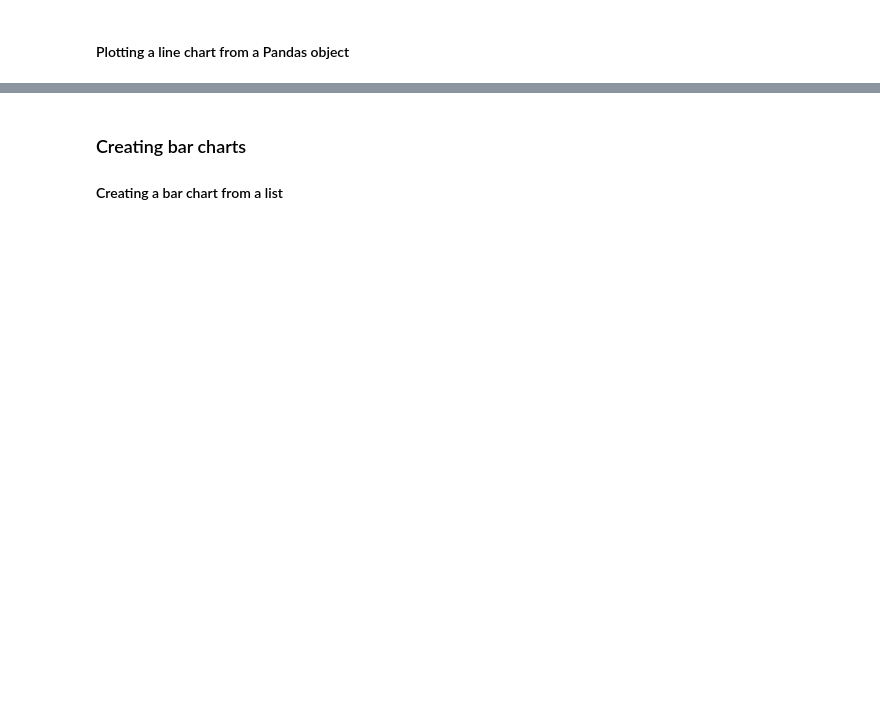
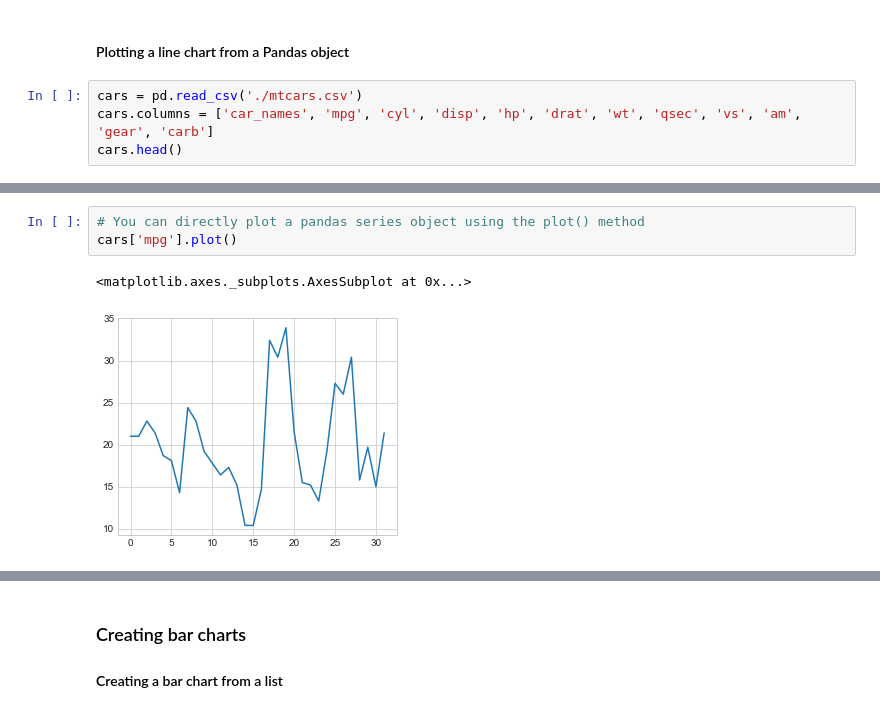
Before and after one commit to AdamHutchison/data-science, a Jupyter notebook: data_visualisation/creating_standard_plots.ipynb, the cells around one changed output, grey strips where cells are left out. Cells and saved outputs as stored; diff of their text form; blank space fills up the shorter version.

```diff
--- a/data_visualisation/creating_standard_plots.ipynb
+++ b/data_visualisation/creating_standard_plots.ipynb
@@ -8,2 +29,6 @@
 # %% [markdown]
 #### Plotting a line chart from a Pandas object
+# %%
+cars = pd.read_csv('./mtcars.csv')
+cars.columns = ['car_names', 'mpg', 'cyl', 'disp', 'hp', 'drat', 'wt', 'qsec', 'vs', 'am', 'gear', 'carb']
+cars.head()
@@ -9,0 +42,6 @@
+# %%
+# You can directly plot a pandas series object using the plot() method
+cars['mpg'].plot()
+# %% [output]
+<matplotlib.axes._subplots.AxesSubplot at 0x...>
+[figure, added]
```
Also changed, not shown: parts of 11 cells of this notebook, 5 other files.
